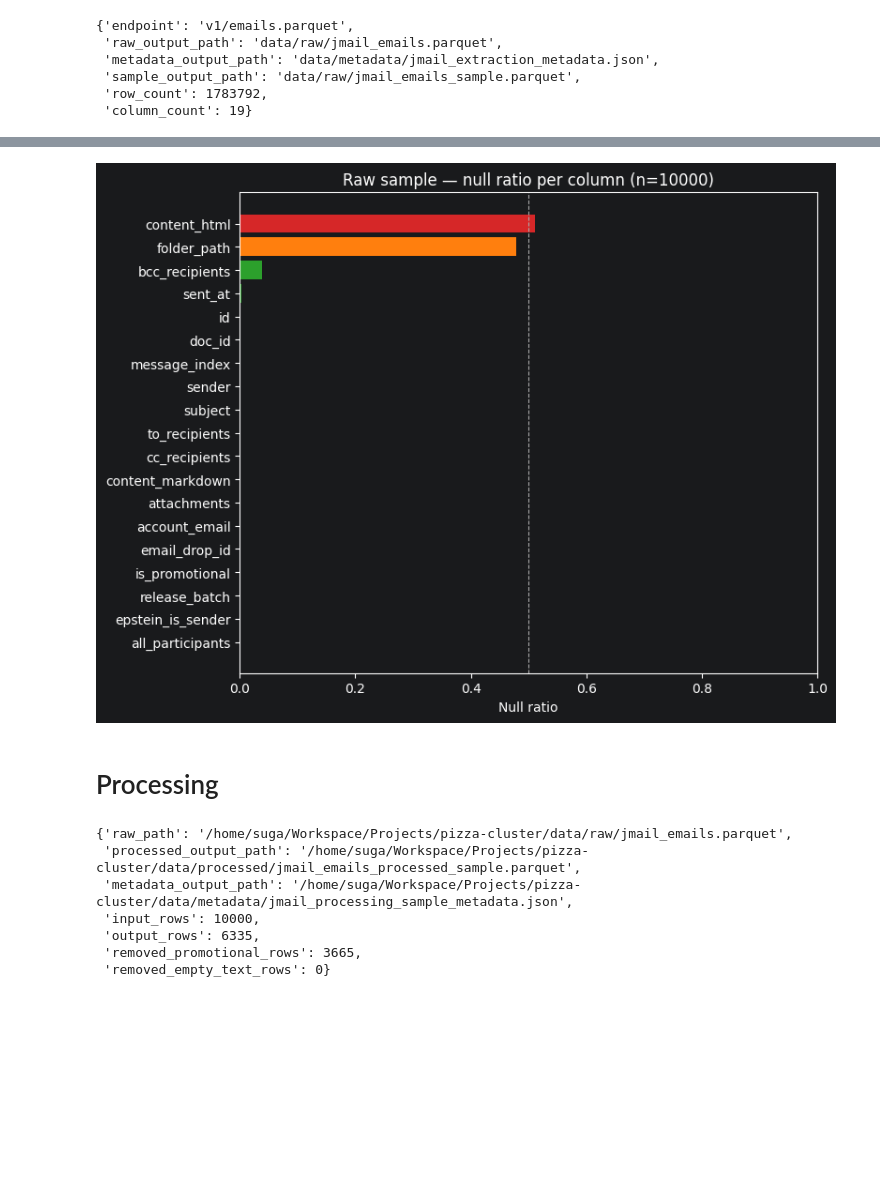
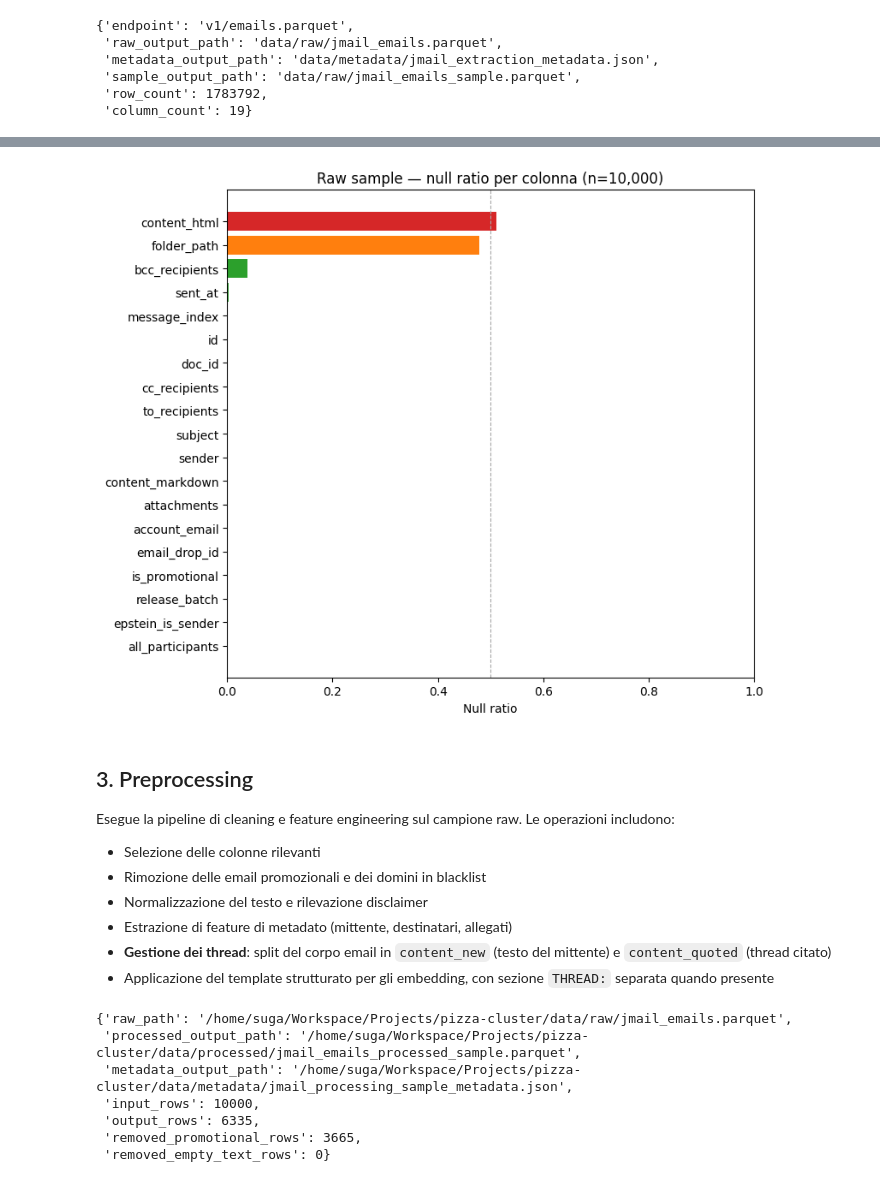
Before and after one commit to jose-sgariglia/pizza-cluster, a Jupyter notebook: src/notebooks/pipeline_processing.ipynb, the cells around one changed output, grey strips where cells are left out. Cells and saved outputs as stored; diff of their text form; code cells hidden in the pictures; blank space fills up the shorter version.

Commit message:
add thread management

```diff
--- a/src/notebooks/pipeline_processing.ipynb
+++ b/src/notebooks/pipeline_processing.ipynb
@@ -67,25 +102,29 @@ Shape: 10000 rows × 19 columns
 # %%
-cols_data = sorted(
-    [(c["name"], c["null_ratio"] or 0) for c in raw_profile["columns"]],
-    key=lambda x: x[1],
-    reverse=True,
-)
-names, ratios = zip(*cols_data)
+null_ratios = raw_df.isnull().mean().sort_values(ascending=False)
 
-fig, ax = plt.subplots(figsize=(8, max(4, len(names) * 0.32)))
-colors = ["#d62728" if r > 0.5 else "#ff7f0e" if r > 0.1 else "#2ca02c" for r in ratios]
-ax.barh(names, ratios, color=colors)
+colors = ["#d62728" if r > 0.5 else "#ff7f0e" if r > 0.1 else "#2ca02c" for r in null_ratios]
+fig, ax = plt.subplots(figsize=(8, max(4, len(null_ratios) * 0.35)))
+ax.barh(null_ratios.index, null_ratios.values, color=colors)
 ax.set_xlabel("Null ratio")
 ax.set_xlim(0, 1)
 ax.invert_yaxis()
 ax.axvline(0.5, color="#aaa", linestyle="--", linewidth=0.8)
-ax.set_title(f"Raw sample — null ratio per column (n={raw_profile['row_count']})")
+ax.set_title(f"Raw sample — null ratio per colonna (n={raw_df.shape[0]:,})")
 plt.tight_layout()
 plt.show()
 # %% [output]
-[figure, old version]
+[figure, new version]
-# %% [markdown]
-# Processing
+# %% [markdown]
+## 3. Preprocessing
+
+Esegue la pipeline di cleaning e feature engineering sul campione raw. Le operazioni includono:
+
+- Selezione delle colonne rilevanti
+- Rimozione delle email promozionali e dei domini in blacklist
+- Normalizzazione del testo e rilevazione disclaimer
+- Estrazione di feature di metadato (mittente, destinatari, allegati)
+- **Gestione dei thread**: split del corpo email in `content_new` (testo del mittente) e `content_quoted` (thread citato)
+- Applicazione del template strutturato per gli embedding, con sezione `THREAD:` separata quando presente
 # %%
 from src.utils.data_processing import run_processing_with_limit
 
```
Also changed, not shown: parts of 36 cells of this notebook, 5 other files.
